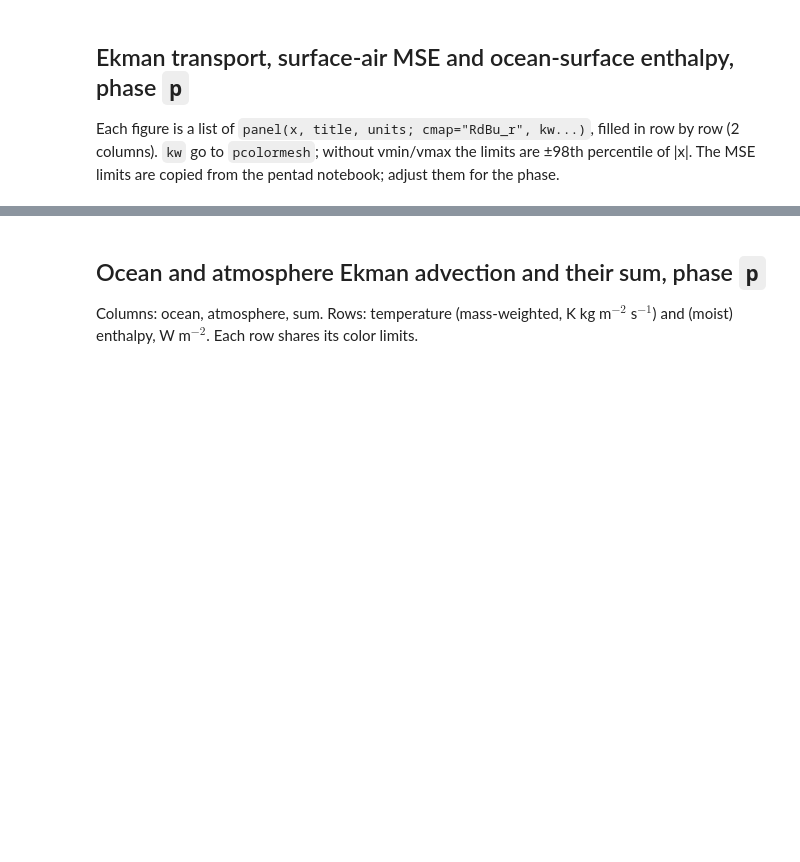
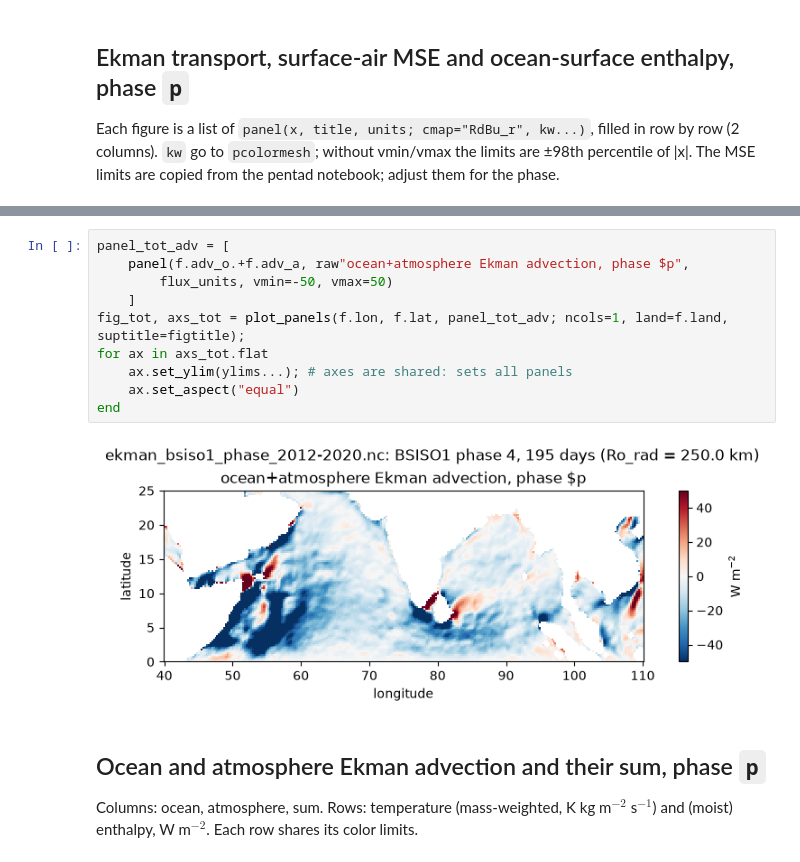
Before and after one commit to deszoeke/ekman-astz, a Jupyter notebook: plot/bsiso_plots.ipynb, the cells around one changed output, grey strips where cells are left out. Saved outputs shown, nothing was run; the diff lists cells and outputs as text; blank space fills up the shorter version.

```diff
--- a/plot/bsiso_plots.ipynb
+++ b/plot/bsiso_plots.ipynb
@@ -69,3 +69,15 @@ end
+# %%
+panel_tot_adv = [
+    panel(f.adv_o.+f.adv_a, raw"ocean+atmosphere Ekman advection, phase $p",
+        flux_units, vmin=-50, vmax=50)
+    ]
+fig_tot, axs_tot = plot_panels(f.lon, f.lat, panel_tot_adv; ncols=1, land=f.land, suptitle=figtitle);
+for ax in axs_tot.flat
+    ax.set_ylim(ylims...); # axes are shared: sets all panels
+    ax.set_aspect("equal")
+end
+# %% [output]
+[figure, added]
 # %% [markdown]
 ## Ocean and atmosphere Ekman advection and their sum, phase `p`
 Columns: ocean, atmosphere, sum. Rows: temperature (mass-weighted, K kg m$^{-2}$ s$^{-1}$) and (moist) enthalpy, W m$^{-2}$. Each row shares its color limits.
```
Also changed, not shown: parts of 1 cell of this notebook.
